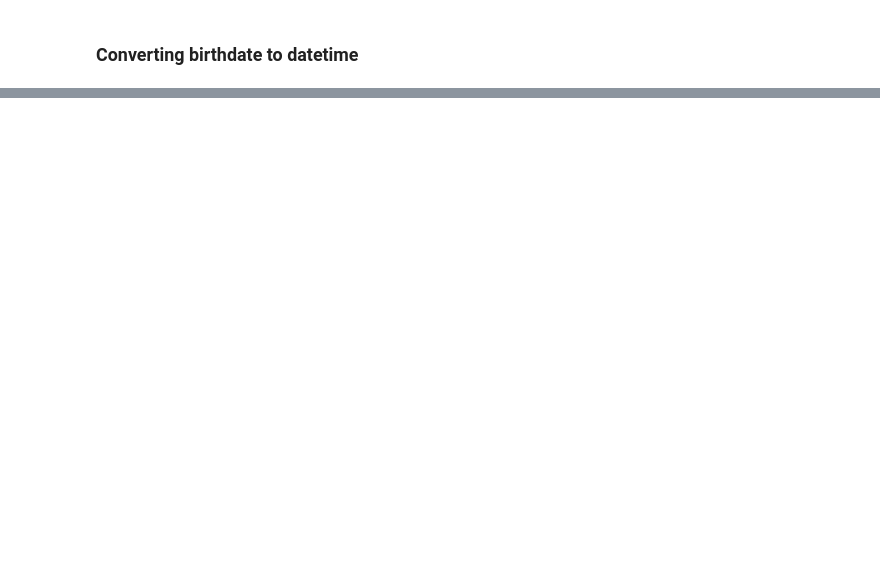
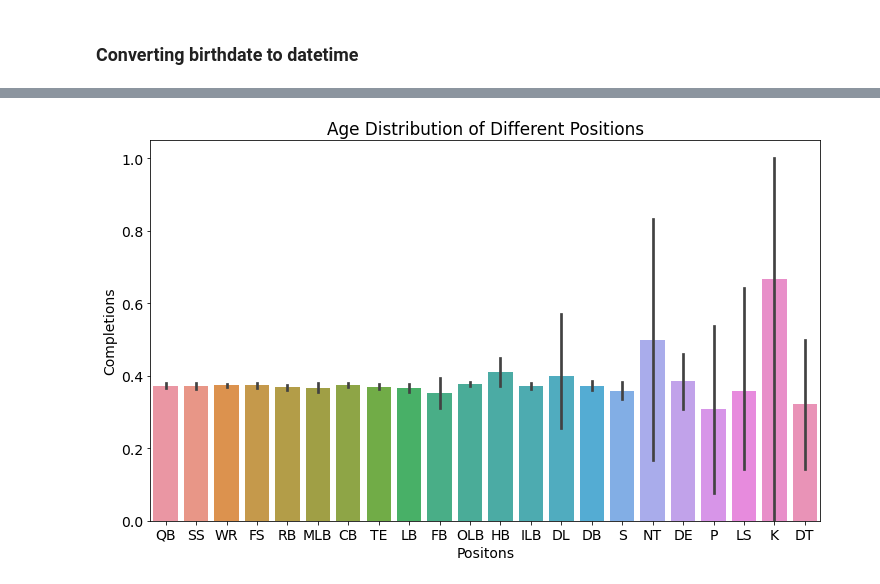
Before and after one commit to Fourth-and-Four/NFL-Big-Data-Bowl-2021, a Jupyter notebook: players_george.ipynb, the cells around one changed output, grey strips where cells are left out. Cells and saved outputs as stored; diff of their text form; code cells hidden in the pictures; blank space fills up the shorter version.

```diff
--- a/players_george.ipynb
+++ b/players_george.ipynb
@@ -99,0 +298,8 @@ df2.head()
+# %%
+sns.barplot(data=df2,x='position', y='event')
+plt.xlabel('Positons')
+plt.ylabel('Completions')
+plt.title("Age Distribution of Different Positions")
+plt.show()
+# %% [output]
+[figure, added]
```
Also changed, not shown: parts of 23 cells of this notebook, 1 other file.
